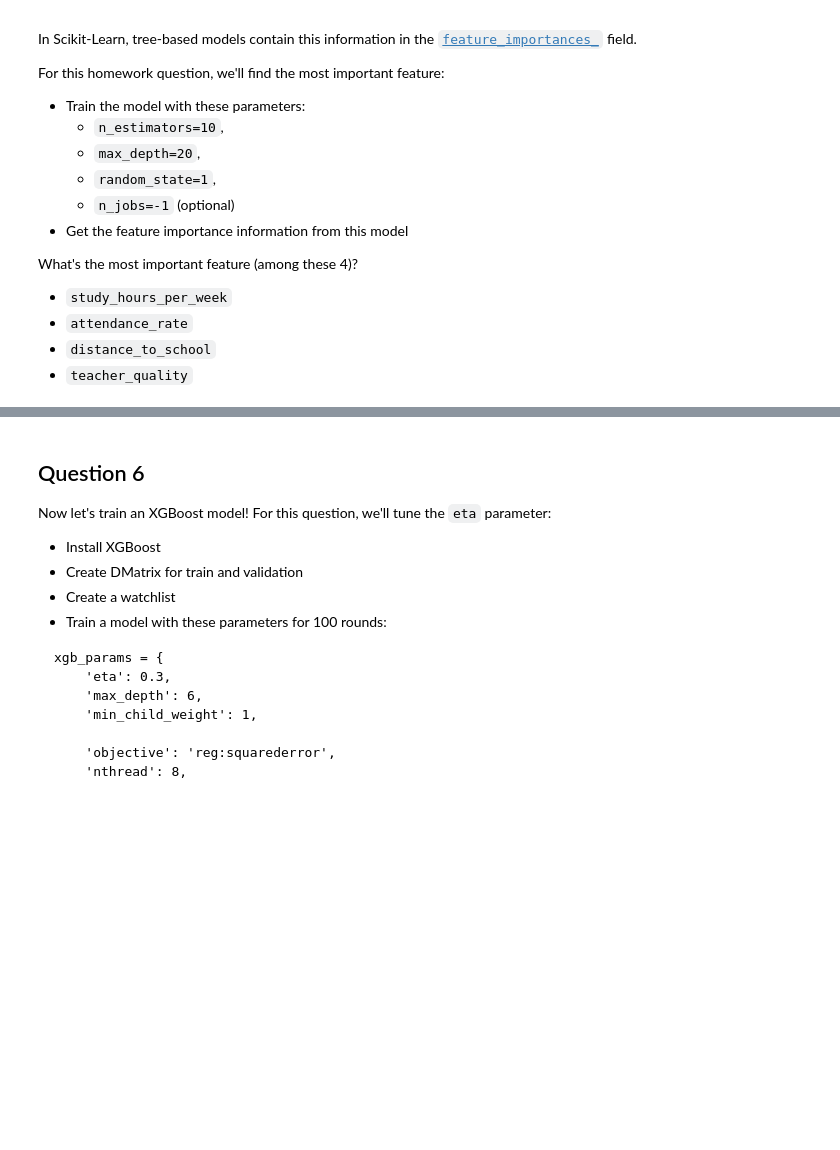
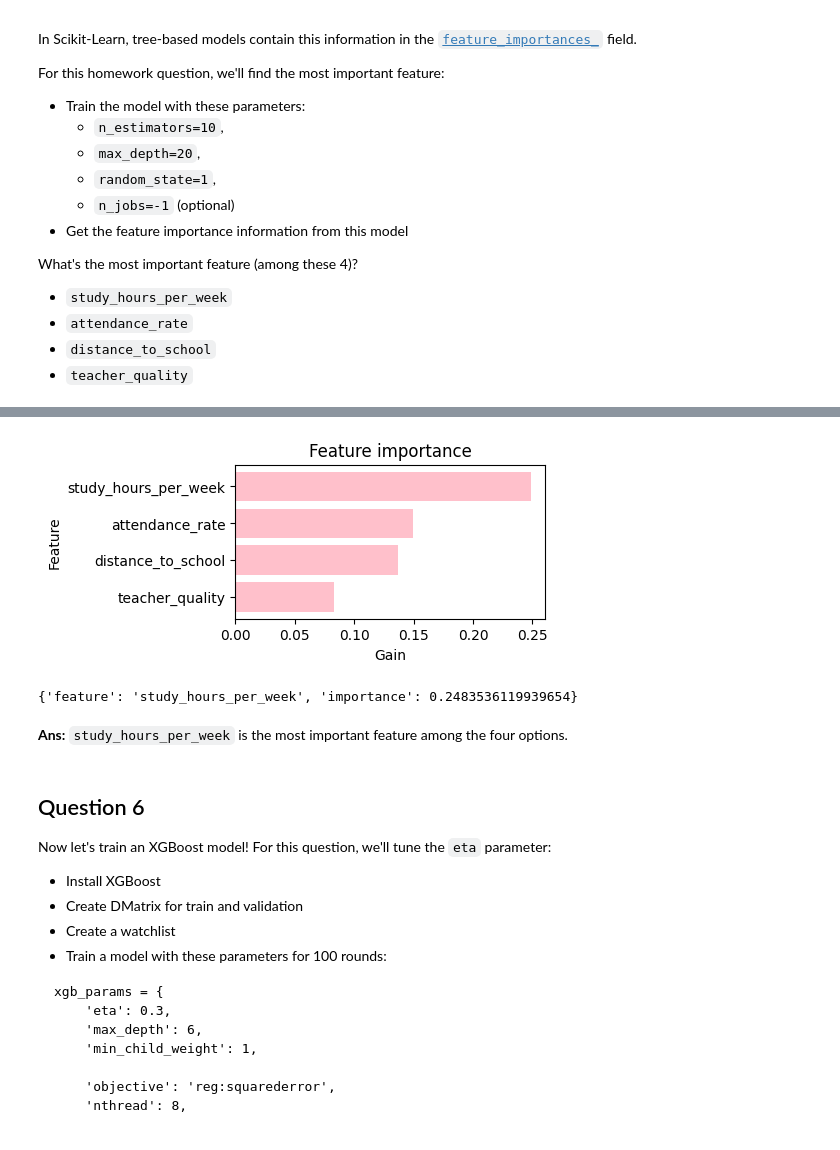
Before and after one commit to wanyingng/machine-learning-zoomcamp-2024, a Jupyter notebook: 06-trees/homework.ipynb, the cells around one changed output, grey strips where cells are left out. Saved outputs shown, nothing was run; the diff lists cells and outputs as text; code cells hidden in the pictures; blank space fills up the shorter version.

```diff
--- a/06-trees/homework.ipynb
+++ b/06-trees/homework.ipynb
@@ -403,3 +474,12 @@ What's the most important feature (among these 4)?
 * `attendance_rate`
 * `distance_to_school`
 * `teacher_quality`
+# %%
+# Train the model with these parameters
+rf = RandomForestRegressor(
+    n_estimators=10,
+    max_depth=20,
+    random_state=1,
+    n_jobs=-1
+)
+rf.fit(X_train, y_train)
@@ -405,0 +488,7 @@ What's the most important feature (among these 4)?
+# %%
+df_importances = pd.DataFrame()
+df_importances['feature'] = dv.feature_names_
+# Get the feature importance information from this model
+df_importances['importance'] = rf.feature_importances_
+
+df_importances.sort_values(by='importance', ascending=False).reset_index(drop=True)
@@ -405,0 +513,7 @@ What's the most important feature (among these 4)?
+# %%
+options = ['study_hours_per_week', 'attendance_rate', 'distance_to_school', 'teacher_quality']
+
+result_dict = df_importances.to_dict(orient='records')
+results = [row for row in result_dict if row['feature'] in options]
+df_results = pd.DataFrame(results).sort_values(by='importance', ascending=False).reset_index(drop=True)
+df_results
@@ -406,3 +526,25 @@ What's the most important feature (among these 4)?
+# %%
+# Plot bar chart for feature importance
+plt.figure(figsize=(4, 2))
+
+num = len(results)
+plt.barh(range(num), df_results['importance'][::-1], color='pink')
+plt.yticks(range(num), df_results['feature'][::-1])
+
+plt.title('Feature importance', fontsize=12)
+plt.xlabel('Gain', fontsize=10)
+plt.ylabel('Feature', fontsize=10)
+
+plt.show()
+# %% [output]
+[figure, added]
+# %%
+# Get the most important feature out of those 4 options
+max(results, key=lambda x: x['importance'])
+# %% [output]
+{'feature': 'study_hours_per_week', 'importance': 0.2483536119939654}
+# %% [markdown]
+**Ans:** `study_hours_per_week` is the most important feature among the four options.
 # %% [markdown]
 ## Question 6
 
```
Also changed, not shown: parts of 25 cells of this notebook.
